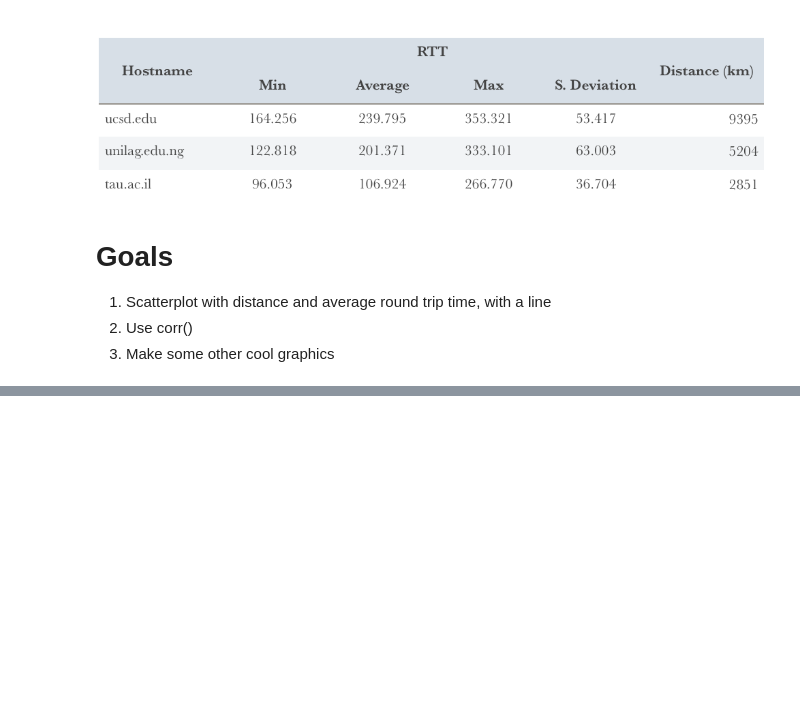
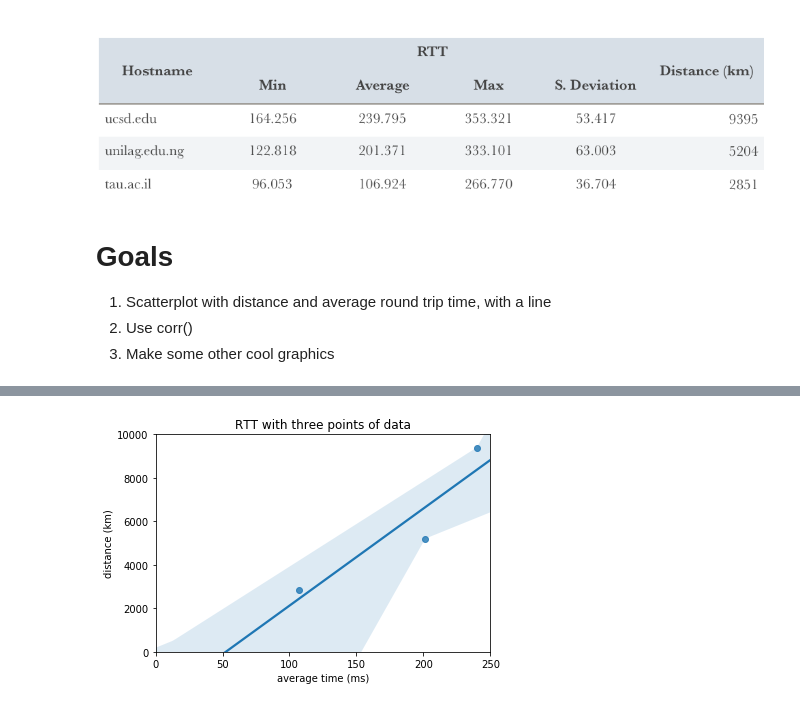
Before and after one commit to OskarEn/intro_data_visualization_python, a Jupyter notebook: real-life-problems/round-trip-times.ipynb, the cells around one changed output, grey strips where cells are left out. Saved outputs shown, nothing was run; the diff lists cells and outputs as text; code cells hidden in the pictures; blank space fills up the shorter version.

```diff
--- a/real-life-problems/round-trip-times.ipynb
+++ b/real-life-problems/round-trip-times.ipynb
@@ -10,0 +33,11 @@
+# %%
+plt.xlim(0, 250)
+plt.ylim(0, 10000)
+plt.title("RTT with three points of data")
+plt.xlabel("average time (ms)")
+plt.ylabel("distance (km)")
+sb.regplot(avg_time, distance, scatter=True, fit_reg=True, ci=95)
+# plt.show()
+plt.savefig("rtt-plot-95-accuracy")
+# %% [output]
+[figure, added]
```
Also changed, not shown: parts of 4 cells of this notebook, 1 other file.
